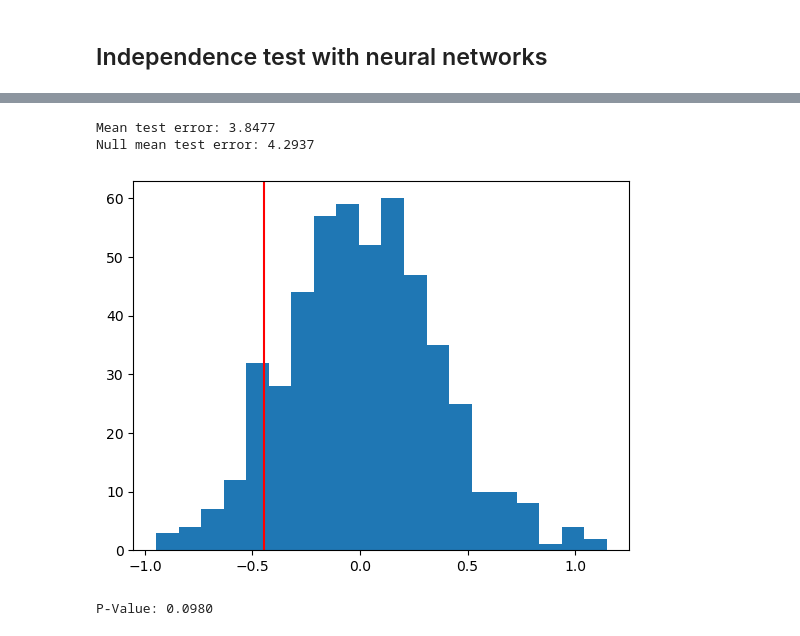
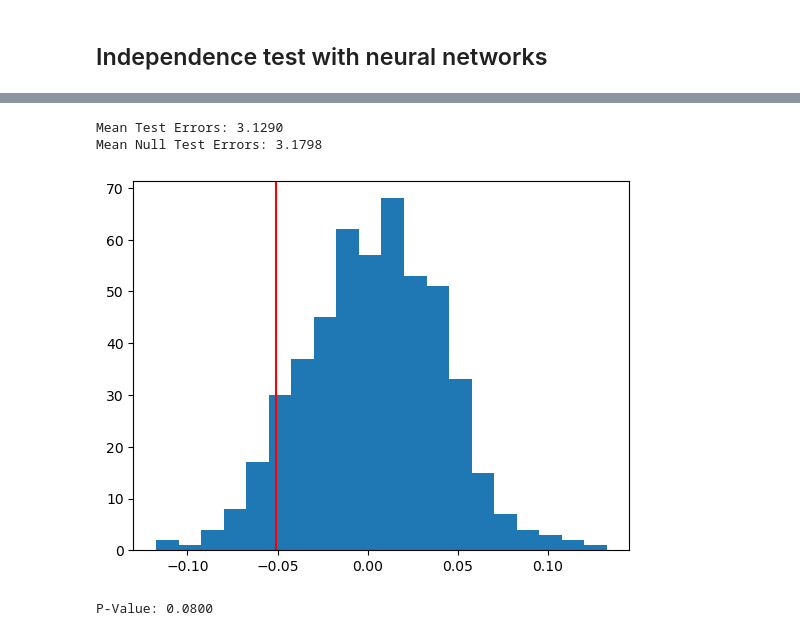
Before and after one commit to gemoran/msds-534-2023, a Jupyter notebook: lectures/lecture-9/lecture-9.ipynb, the cells around one changed output, grey strips where cells are left out. Saved outputs shown, nothing was run; the diff lists cells and outputs as text; code cells hidden in the pictures.

```diff
--- a/lectures/lecture-9/lecture-9.ipynb
+++ b/lectures/lecture-9/lecture-9.ipynb
@@ -67,7 +67,7 @@ class NNet(nn.Module):
 p1 = 5
 p2 = 3
 
-signal_strength = 1.2
+signal_strength = 0.2
 
 n_samples = 400
 
@@ -76,12 +76,12 @@ X = np.random.randn(n_samples, p1)
 B = np.random.randn(p2, p1)
 B = B / np.linalg.norm(B, ord='fro')
 
-Y = signal_strength * np.sign(X) @ B.T + np.random.randn(n_samples, p2)
+Y = signal_strength * X @ B.T + np.random.randn(n_samples, p2)
 
 X = torch.tensor(X, dtype=torch.float32)
 Y = torch.tensor(Y, dtype=torch.float32)
 # %%
-def trainerr(x, y, epochs=200):
+def trainerr(x, y, epochs=100):
     net = NNet(p1, p2)
 
     optimizer = optim.Adam(net.parameters(), lr=0.2)
@@ -98,14 +98,12 @@ def trainerr(x, y, epochs=200):
 obs_T = trainerr(X, Y)
 
 # Perform permutation testing
-n_permutations = 200
+n_permutations = 300
 resampled_Ts = []
 
 for _ in range(n_permutations):
     permuted_Y = Y[torch.randperm(n_samples)]
-
     resampled_T = trainerr(X, permuted_Y)
-
     resampled_Ts.append(resampled_T)
 
 # Calculate p-value
@@ -117,6 +115,6 @@ plt.axvline(obs_T, color='red')
 plt.show()
 
 
-print(f"Original Test Statistic (Training Error): {obs_T:.4f}")
+print(f"Observed test statistic: {obs_T:.4f}")
 print(f"P-Value: {p_value:.4f}")
 # %% [output]
@@ -126,6 +124,6 @@ P-Value: 0.0000
 # %%
 ## sample split
-ntrain = int(n_samples * 0.5)
+ntrain = int(n_samples * 0.7)
 ntest = n_samples - ntrain
 
 X_train = X[:ntrain]
@@ -136,53 +134,54 @@ Y_test = Y[ntrain:]
 
 net = NNet(p1, p2)
 
-epochs = 1000
-optimizer = optim.SGD(net.parameters(), lr=0.2)
+Y_train_centered = Y_train - torch.mean(Y_train, dim=0)
+
+epochs = 200
+optimizer = optim.SGD(net.parameters(), lr=.1)
 for epoch in range(epochs):
     optimizer.zero_grad()
     outputs = net(X_train)
 
-    loss = nn.MSELoss(reduction='mean')(outputs, Y_train)
+    loss = nn.MSELoss(reduction='mean')(outputs, Y_train_centered)
     loss.backward()
     optimizer.step()
 
-
-testerrs = torch.sum((Y_test - net(X_test))**2, dim=1)
+testerrs = torch.sum((Y_test - net(X_test) - torch.mean(Y_train, dim=0))**2, dim=1)
 mean_testerr = torch.mean(testerrs)
 
-null_testerrs = torch.sum((Y_test - torch.mean(Y_train, dim=0))**2, dim=1)
-null_mean_testerr = torch.mean( null_testerrs )
+nullerrs = torch.sum((Y_test - torch.mean(Y_train, dim=0))**2, dim=1)
+mean_nullerr = torch.mean( nullerrs )
 
+print(f"Mean Test Errors: {mean_testerr:.4f}")
+print(f"Mean Null Test Errors: {mean_nullerr:.4f}")
 
-print(f"Mean test error: {mean_testerr:.4f}")
-print(f"Null mean test error: {null_mean_testerr:.4f}")
+obs_T = mean_testerr - mean_nullerr
 
+combined = torch.stack((testerrs, nullerrs), dim=1)
 
-obs_T = mean_testerr - null_mean_testerr
-
-
-combined = torch.cat([testerrs, null_testerrs])
 n_permutations = 500
 resampled_Ts = []
+
 for _ in range(n_permutations):
-    permuted_combined = combined[torch.randperm(ntest*2)]
-    permuted_testerrs = permuted_combined[:ntest]
-    permuted_null_testerrs = permuted_combined[ntest:]
+    heads = torch.randint(0, 2, (ntest,))
 
-    resampled_T = torch.mean(permuted_testerrs) - torch.mean(permuted_null_testerrs)
+    resampled_testerrs = combined[torch.arange(ntest), heads]
+    resampled_nullerrs = combined[torch.arange(ntest), 1-heads]
+
+    resampled_T = torch.mean(resampled_testerrs) - torch.mean(resampled_nullerrs)
     resampled_Ts.append(resampled_T)
 
 ## Calculate p-value
 p_value = sum([1 for t in resampled_Ts if t <= obs_T]) / n_permutations
 
 resampled_Ts = [t.detach().numpy() for t in resampled_Ts]
 plt.hist(resampled_Ts, bins=20)
 plt.axvline(obs_T.detach().numpy(), color='red')
 plt.show()
 
 print(f"P-Value: {p_value:.4f}")
 # %% [output]
-Mean test error: 3.8477
-Null mean test error: 4.2937
+Mean Test Errors: 3.1290
+Mean Null Test Errors: 3.1798
-[figure, old version]
+[figure, new version]
-P-Value: 0.0980
+P-Value: 0.0800
```
Also changed, not shown: parts of 2 cells of this notebook.
